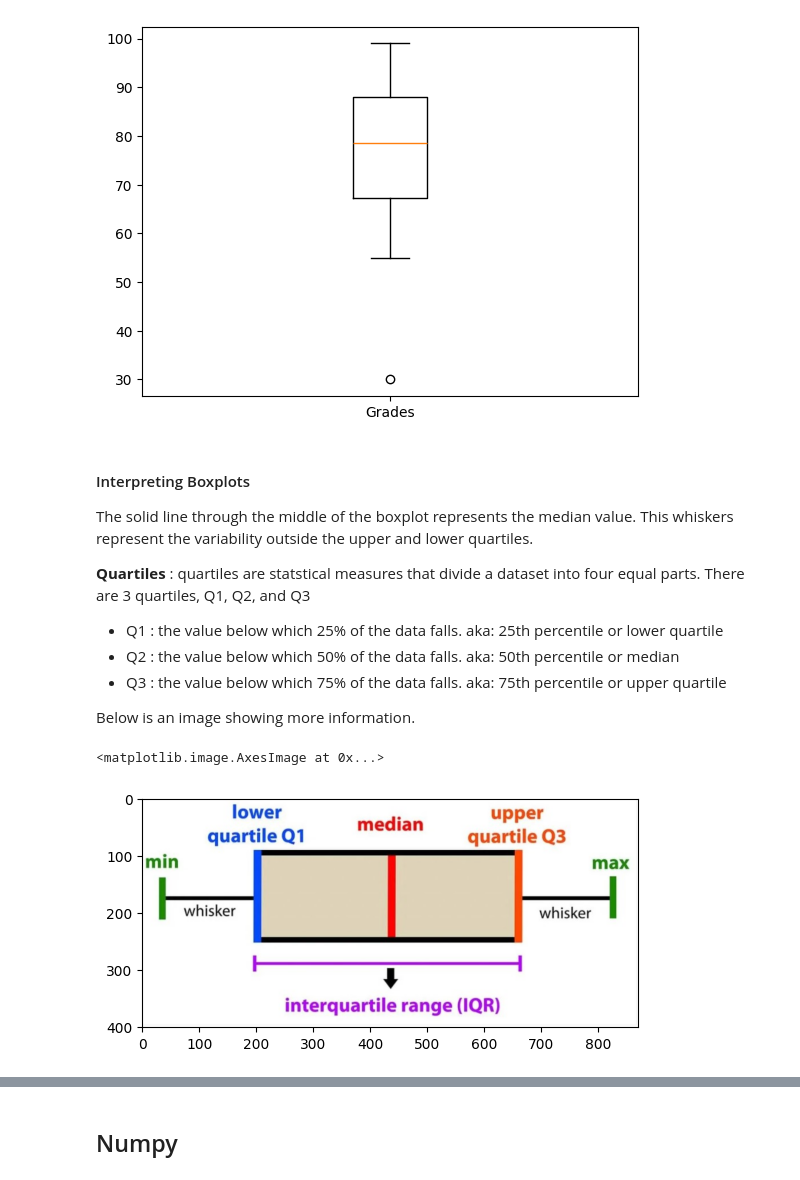
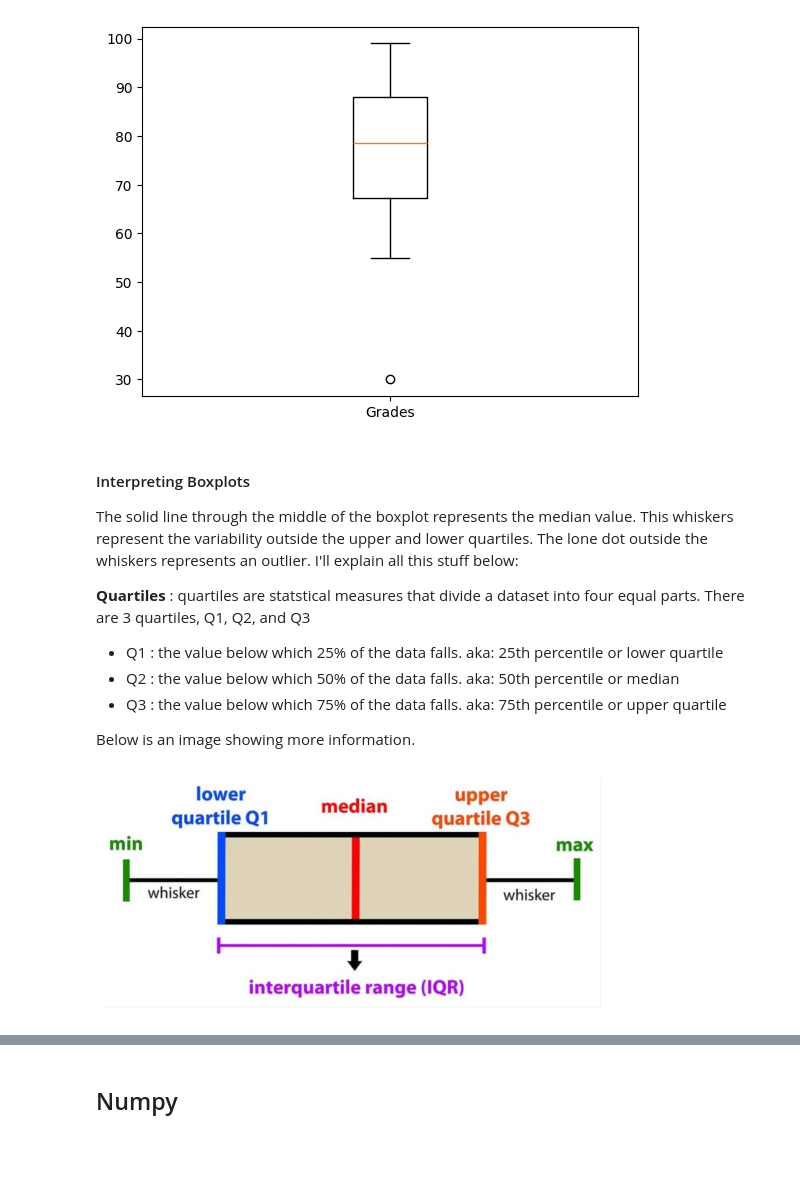
Before and after one commit to mrdandelion6/Learn-to-Code, a Jupyter notebook: python/data_analysis.ipynb, the cells around one changed output, grey strips where cells are left out. Saved outputs shown, nothing was run; the diff lists cells and outputs as text; code cells hidden in the pictures; blank space fills up the shorter version.

Commit message:
finished ntoes on boxplot

```diff
--- a/python/data_analysis.ipynb
+++ b/python/data_analysis.ipynb
@@ -135,7 +135,7 @@ plt.show()
 [figure]
 # %% [markdown]
 #### Interpreting Boxplots
-The solid line through the middle of the boxplot represents the median value. This whiskers represent the variability outside the upper and lower quartiles.
+The solid line through the middle of the boxplot represents the median value. This whiskers represent the variability outside the upper and lower quartiles. The lone dot outside the whiskers represents an outlier. I'll explain all this stuff below:
 
 **Quartiles** : quartiles are statstical measures that divide a dataset into four equal parts. There are 3 quartiles, Q1, Q2, and Q3
 - Q1 : the value below which 25% of the data falls. aka: 25th percentile or lower quartile
@@ -146,10 +146,11 @@ Below is an image showing more information.
 # %%
 import matplotlib.image as mpim
 import matplotlib.pyplot as plt
 
 # very easy to read images! just use matplotlib.image.imread
 img = mpim.imread('assets/boxplot_info.jpg')
-plt.imshow(img) # need imshow instead now
+plt.axis('off')
+plt.imshow(img) # imshow "loads the image into plt" for displaying
+plt.show()
 # %% [output]
-<matplotlib.image.AxesImage at 0x...>
-[figure, old version]
+[figure, new version]
```
Also changed, not shown: parts of 1 cell of this notebook.
